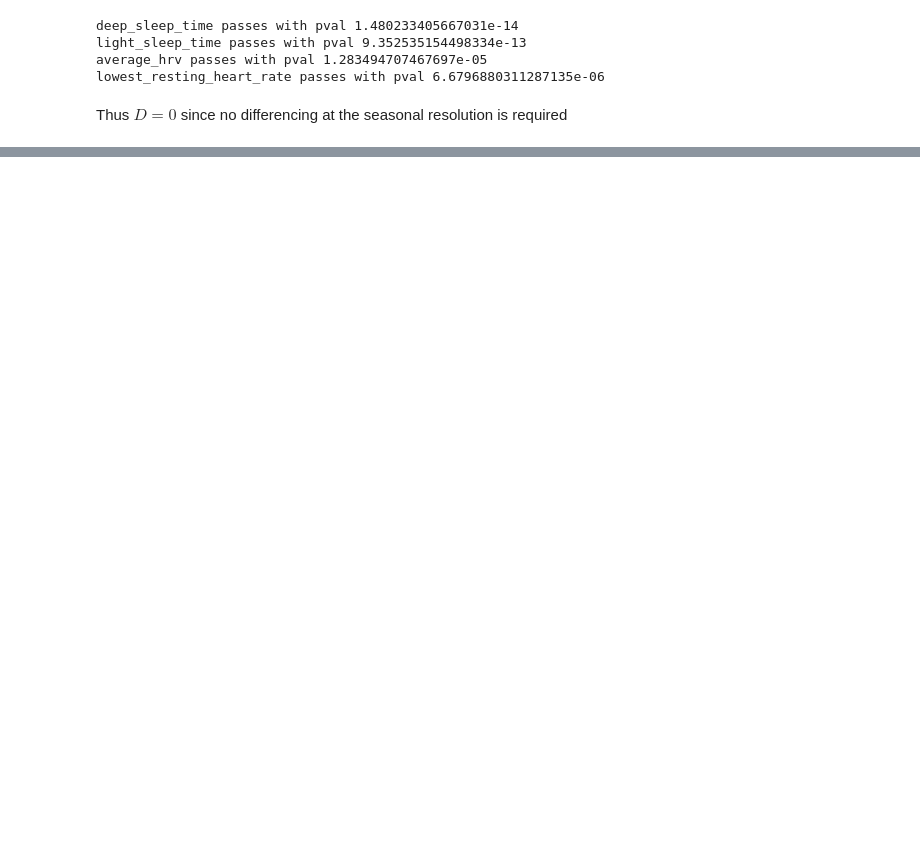
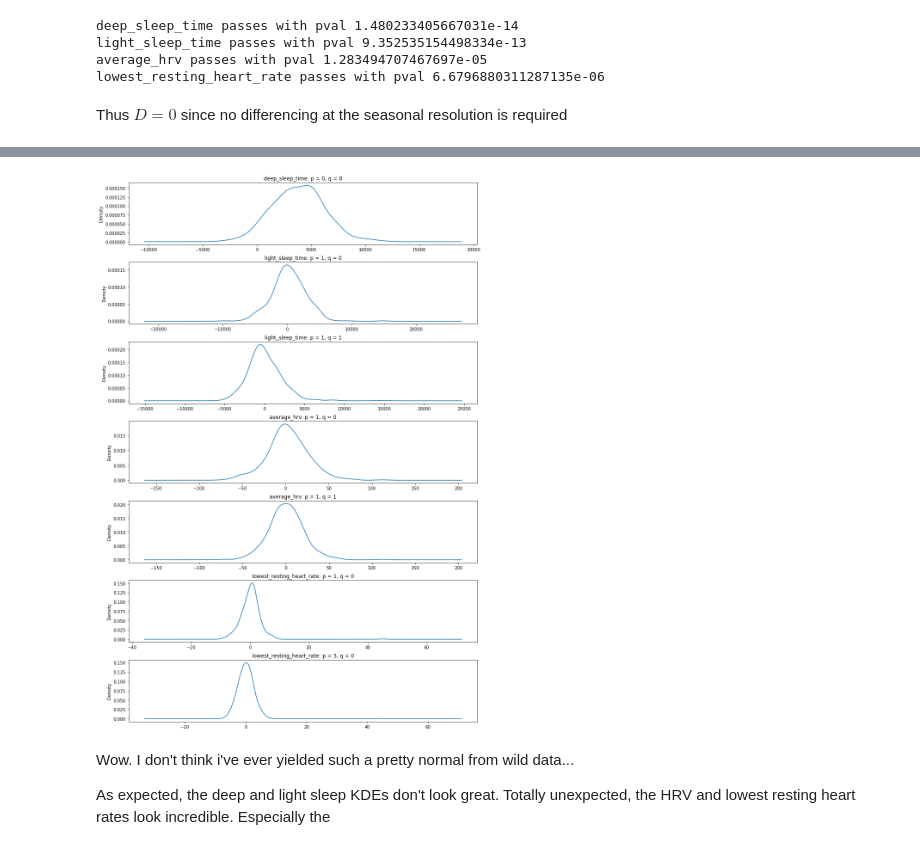
Before and after one commit to jthk1618/coffee-hypothesis, a Jupyter notebook: hrv_arima.ipynb, the cells around one changed output, grey strips where cells are left out. Saved outputs shown, nothing was run; the diff lists cells and outputs as text; code cells hidden in the pictures; blank space fills up the shorter version.

```diff
--- a/hrv_arima.ipynb
+++ b/hrv_arima.ipynb
@@ -213,0 +368,30 @@ This suggests we should start with a $p = 1$,
+# %%
+# --- 3.2 Eyeball Errors
+
+nplots = len(params)
+_, ax = plt.subplots(nplots, figsize=(12, 18))
+ax = ax.flatten()
+
+_.tight_layout(h_pad=2)
+
+for i, param in enumerate(params.items()):
+    label, tuning = param
+
+    var_name, exeriment_count = label.split("-")
+    p = tuning['p']
+    q = tuning['q']
+
+    model = SARIMAX(
+        df[var_name],
+        order=(p, d, q),
+        seasonal_order=(P, d, Q, m)
+    )
+    fit = model.fit()
+    ax[i].set_title("{l}: p = {p}, q = {q}".format(l=var_name, p=p, q=q))
+    fit.resid.plot(kind='kde', ax=ax[i])
+# %% [output]
+[figure, added]
+# %% [markdown]
+Wow. I don't think i've ever yielded such a pretty normal from wild data...
+
+As expected, the deep and light sleep KDEs don't look great. Totally unexpected, the HRV and lowest resting heart rates look incredible. Especially the
```
Also changed, not shown: parts of 22 cells of this notebook, 1 other file.
